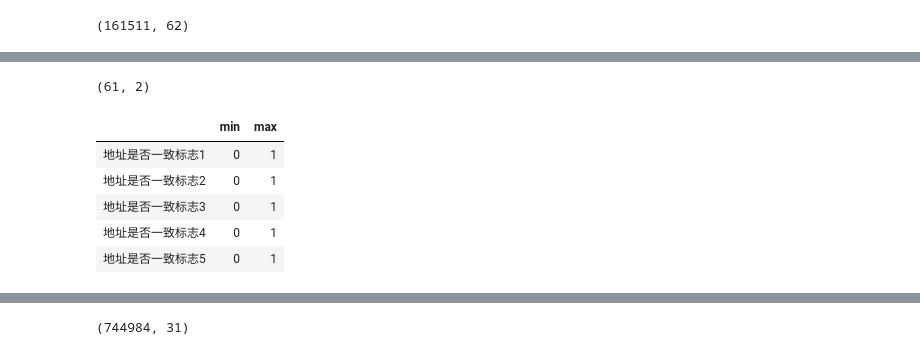
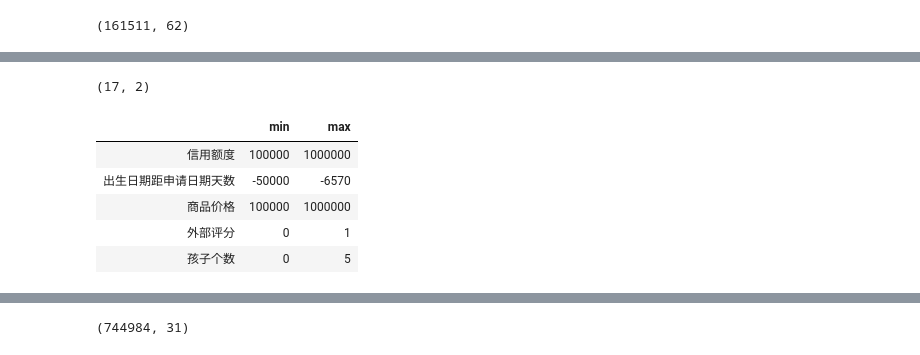
Before and after one commit to boyang-li/the-mission-cup, a Jupyter notebook: 1_feature_engineering.ipynb, the cells around one changed output, grey strips where cells are left out. Saved outputs shown, nothing was run; the diff lists cells and outputs as text; code cells hidden in the pictures.

```diff
--- a/1_feature_engineering.ipynb
+++ b/1_feature_engineering.ipynb
@@ -161,81 +119,40 @@ Name: 有外部评分, dtype: int64
-# %%
-# d12.columns
-
-d12['客户居住地评分mean'] = (d12['客户居住地评分1'] + d12['客户居住地评分2']) / 2
-d12['客户居住地评分sum'] = (d12['客户居住地评分1'] + d12['客户居住地评分2'])
-
-d12['地址是否一致标志sum'] = (d12['地址是否一致标志1'] + d12['地址是否一致标志2'] + d12['地址是否一致标志3'] +
-    d12['地址是否一致标志4'] + d12['地址是否一致标志5'] + d12['地址是否一致标志6'])
-d12['地址是否一致标志mean'] = d12['地址是否一致标志sum'] / 6
-
-# print_val(d12,'居住信息1')
-d12['有居住信息1'] = d12['居住信息1'].apply(lambda x: 0 if np.isnan(x) else 1 )
-d12['有居住信息2'] = d12['居住信息2'].apply(lambda x: 0 if np.isnan(x) else 1 )
-d12['有居住信息3'] = d12['居住信息3'].apply(lambda x: 0 if np.isnan(x) else 1 )
-d12['有居住信息4'] = d12['居住信息4'].apply(lambda x: 0 if np.isnan(x) else 1 )
-
-d12 = fill_zero(d12, ['居住信息1', '居住信息2', '居住信息3', '居住信息4'])
-d12['居住信息sum'] = (d12['居住信息1'] + d12['居住信息2'] + d12['居住信息3'] + d12['居住信息4'])
-d12['居住信息mean'] = d12['居住信息sum'] / 4
-
-d12.loc[(d12['居住信息1']==0), '居住信息1'] = d12['居住信息1'].mean()
-d12.loc[(d12['居住信息2']==0), '居住信息2'] = d12['居住信息2'].mean()
-d12.loc[(d12['居住信息3']==0), '居住信息3'] = d12['居住信息3'].mean()
-d12.loc[(d12['居住信息4']==0), '居住信息4'] = d12['居住信息4'].mean()
-
-d12 = fill_mode(d12, ['社交圈违约信息2_2', '社交圈违约信息2_1', '社交圈违约信息1_2', '社交圈违约信息1_1'])
-d12['社交圈违约信息2sum'] = (d12['社交圈违约信息2_2'] + d12['社交圈违约信息2_1'])
-d12['社交圈违约信息2mean'] = d12['社交圈违约信息2sum'] / 2
-d12['社交圈违约信息1sum'] = (d12['社交圈违约信息1_2'] + d12['社交圈违约信息1_1'])
-d12['社交圈违约信息1mean'] = d12['社交圈违约信息1sum'] / 4
-
-# print_val(d12,'居住信息1')
-# print_val(d12,'居住信息2')
-# print_val(d12,'居住信息3')
-# print_val(d12,'居住信息4')
-# print_val(d12,'有居住信息1')
-# print_val(d12,'有居住信息2')
-# print_val(d12,'有居住信息3')
-# print_val(d12,'有居住信息4')
-# print_val(d12,'居住信息sum')
-# print_val(d12,'居住信息mean')
 # %%
 ### Outlier：Get ###
 low = .01
 high = .99
 quant_df = d12.drop([uid], axis=1).quantile([low, high]).T
 quant_df.to_csv('./tmp/1_d12_outlier.csv')
 
 ### Outlier：Apply ###
 
-outliers = pd.read_csv('./tmp/0_outlier1.csv', index_col=0)
+outliers = pd.read_csv('./0_outlier1.csv', index_col=0)
 outliers.shape
 outliers.head()
 
 def set_outlier(col):
     if col < col_min:
         col = col_min
     elif col > col_max:
         col = col_max
     return col
 
 # def set_outlier(col):
 #     if col < col_min or col > col_max:
 #         col = np.NaN
 #     return col
 
 for col in outliers.index:
 # for col in '出生日期距申请日期天数', '社交圈违约信息1_2':
     col_min = outliers.loc[col, 'min']
     col_max = outliers.loc[col, 'max']
     d12[col] = d12[col].apply(set_outlier)
 
 # d12.to_csv(f'./tmp/2_eda_outlier.csv')
 # %% [output]
-(61, 2)
+(17, 2)
 |  | min | max |
-| 地址是否一致标志1 | 0 | 1 |
-| 地址是否一致标志2 | 0 | 1 |
-| 地址是否一致标志3 | 0 | 1 |
-| 地址是否一致标志4 | 0 | 1 |
-| 地址是否一致标志5 | 0 | 1 |
+| 信用额度 | 100000 | 1000000 |
+| 出生日期距申请日期天数 | -50000 | -6570 |
+| 商品价格 | 100000 | 1000000 |
+| 外部评分 | 0 | 1 |
+| 孩子个数 | 0 | 5 |
```
Also changed, not shown: parts of 11 cells of this notebook, 1 other file.
